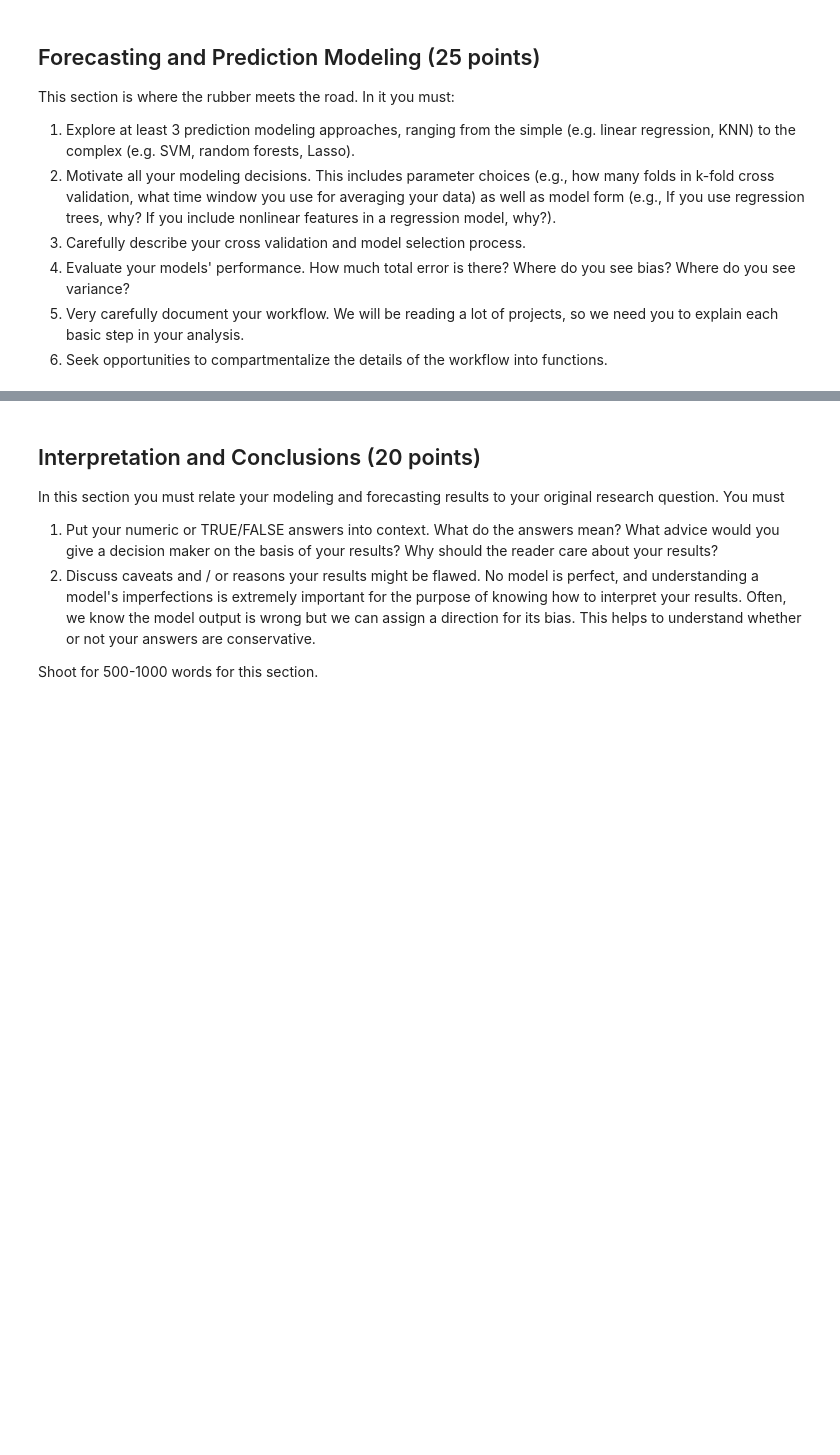
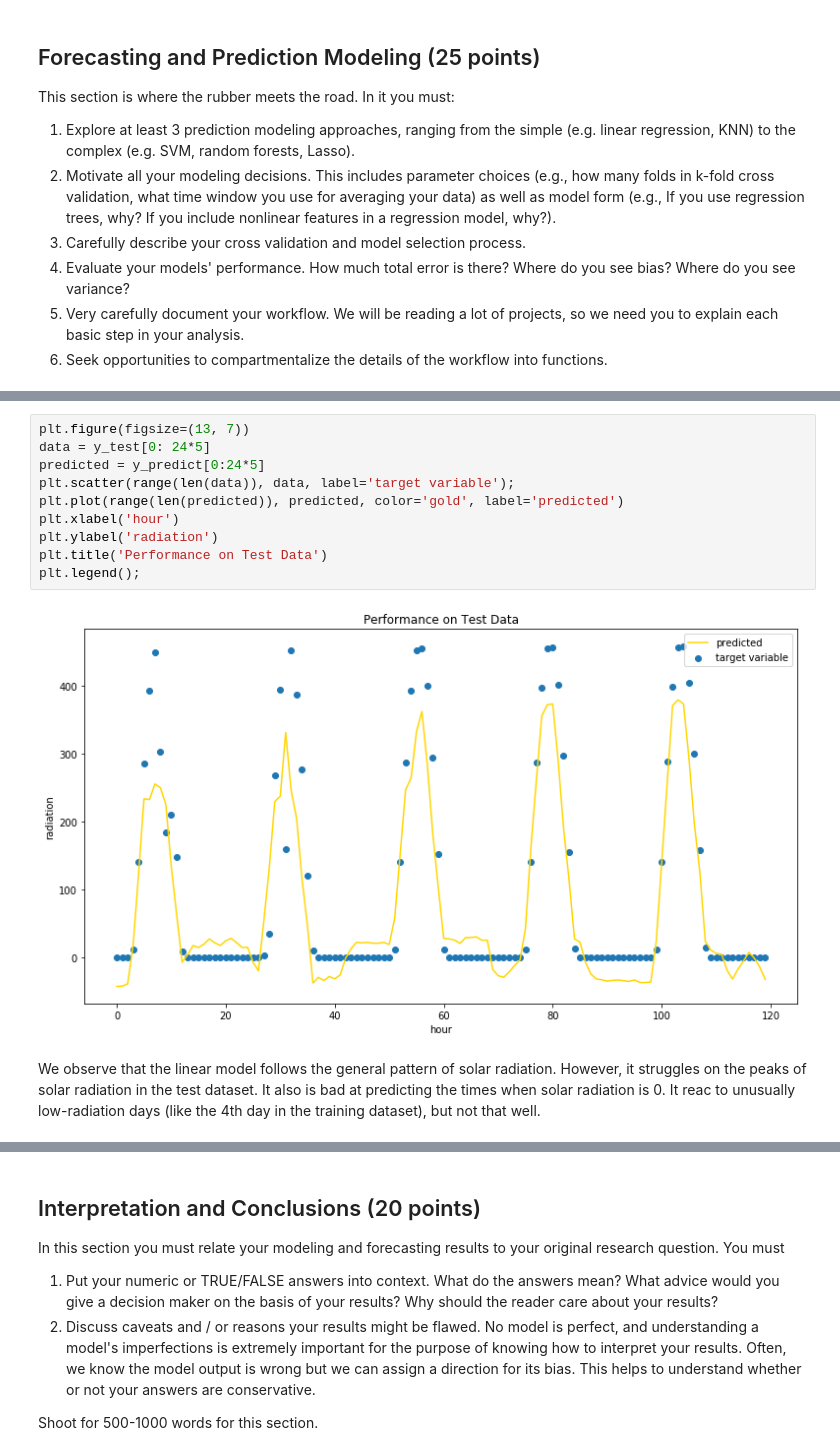
Before and after one commit to jackcsullivan/ER190C_final_proj, a Jupyter notebook: FinalProject.ipynb, the cells around one changed output, grey strips where cells are left out. Saved outputs shown, nothing was run; the diff lists cells and outputs as text; blank space fills up the shorter version.

```diff
--- a/FinalProject.ipynb
+++ b/FinalProject.ipynb
@@ -495,0 +567,14 @@ This section is where the rubber meets the road.  In it you must:
+# %%
+plt.figure(figsize=(13, 7))
+data = y_test[0: 24*5]
+predicted = y_predict[0:24*5]
+plt.scatter(range(len(data)), data, label='target variable');
+plt.plot(range(len(predicted)), predicted, color='gold', label='predicted')
+plt.xlabel('hour')
+plt.ylabel('radiation')
+plt.title('Performance on Test Data')
+plt.legend();
+# %% [output]
+[figure, added]
+# %% [markdown]
+We observe that the linear model follows the general pattern of solar radiation. However, it struggles on the peaks of solar radiation in the test dataset. It also is bad at predicting the times when solar radiation is 0. It reac to unusually low-radiation days (like the 4th day in the training dataset), but not that well.
```
Also changed, not shown: parts of 43 cells of this notebook.
